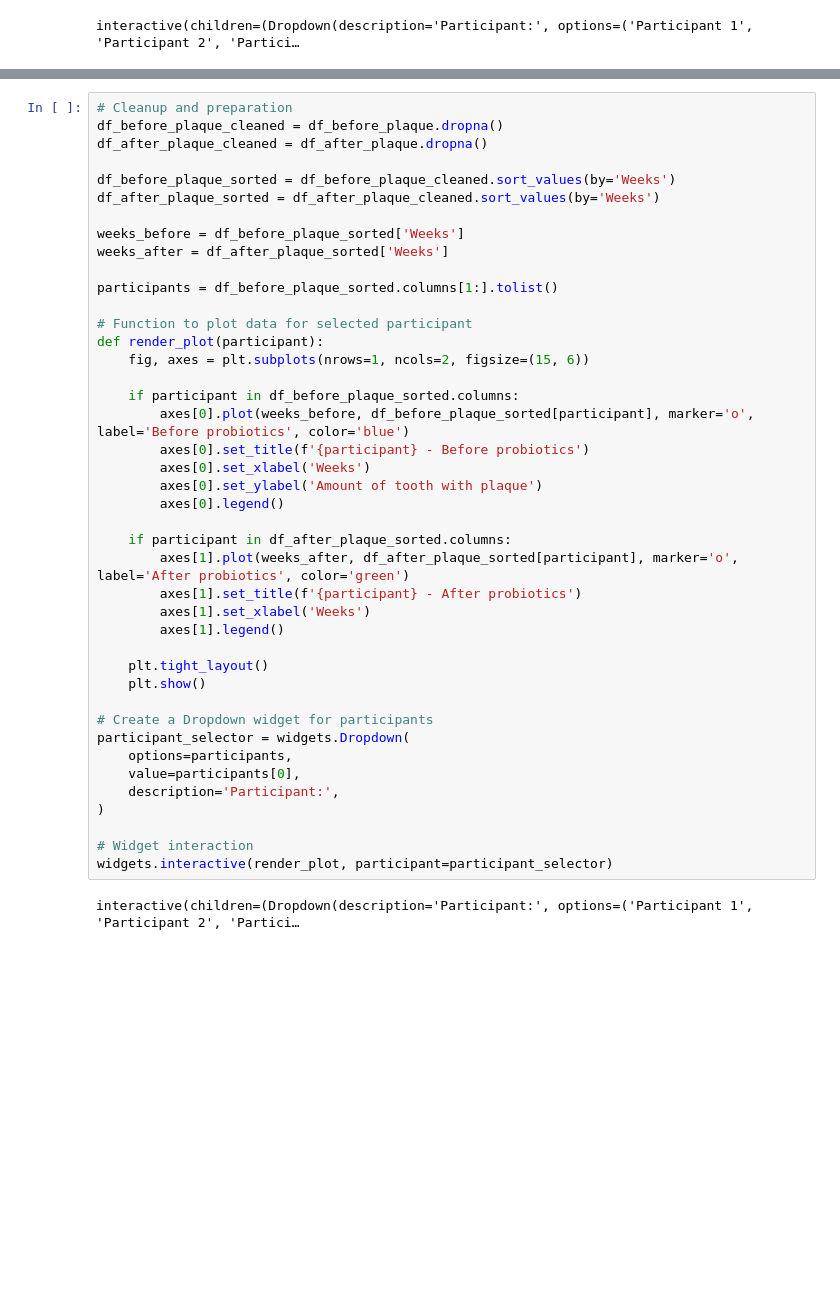
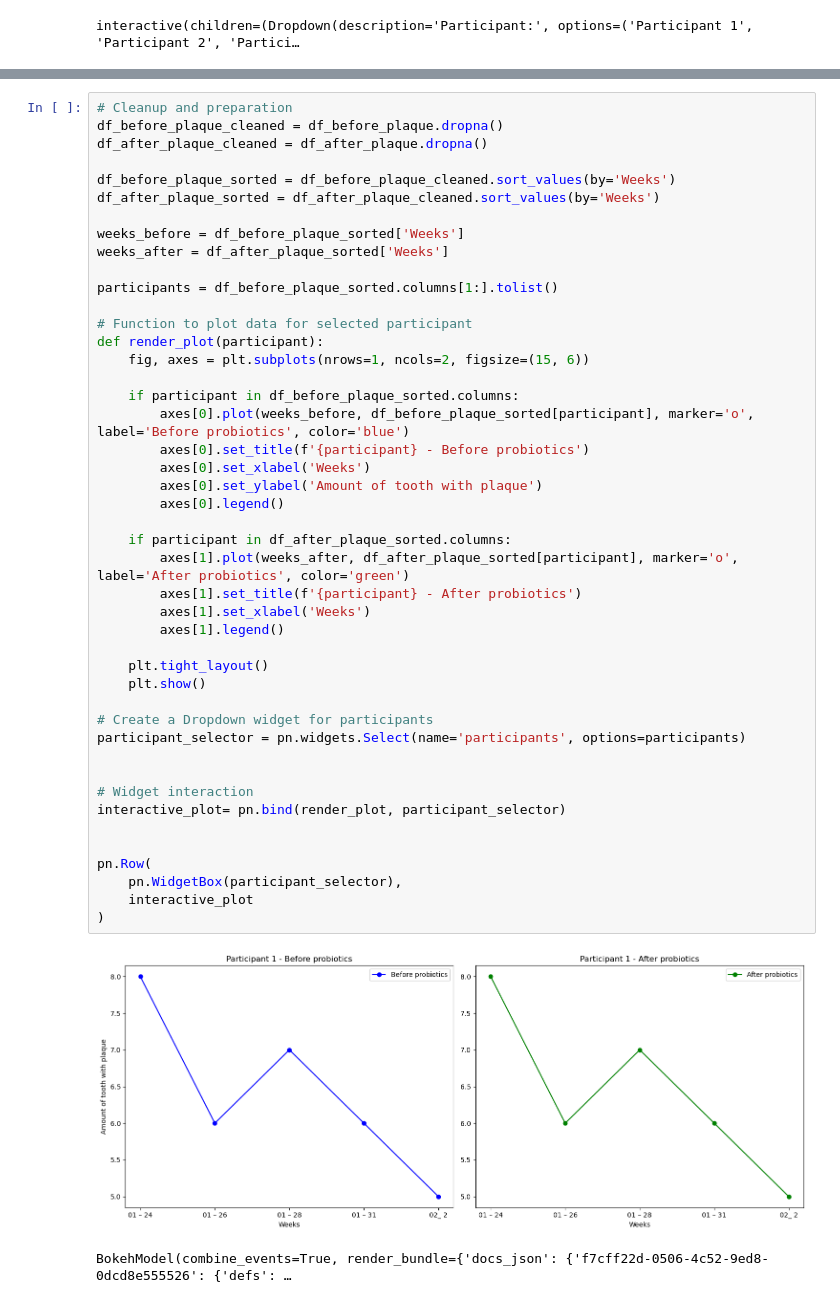
Before and after one commit to MicroMouth-Marvels/MicroMouth--Marvels, a Jupyter notebook: plaque.ipynb, the cells around one changed output, grey strips where cells are left out. Drawn from its saved outputs; the diff is of its cells as text; blank space fills up the shorter version.

```diff
--- a/plaque.ipynb
+++ b/plaque.ipynb
@@ -77,37 +77,41 @@ df_after_plaque_sorted = df_after_plaque_cleaned.sort_values(by='Weeks')
 
 weeks_before = df_before_plaque_sorted['Weeks']
 weeks_after = df_after_plaque_sorted['Weeks']
 
 participants = df_before_plaque_sorted.columns[1:].tolist()
 
 # Function to plot data for selected participant
 def render_plot(participant):
     fig, axes = plt.subplots(nrows=1, ncols=2, figsize=(15, 6))
 
     if participant in df_before_plaque_sorted.columns:
         axes[0].plot(weeks_before, df_before_plaque_sorted[participant], marker='o', label='Before probiotics', color='blue')
         axes[0].set_title(f'{participant} - Before probiotics')
         axes[0].set_xlabel('Weeks')
         axes[0].set_ylabel('Amount of tooth with plaque')
         axes[0].legend()
 
     if participant in df_after_plaque_sorted.columns:
         axes[1].plot(weeks_after, df_after_plaque_sorted[participant], marker='o', label='After probiotics', color='green')
         axes[1].set_title(f'{participant} - After probiotics')
         axes[1].set_xlabel('Weeks')
         axes[1].legend()
 
     plt.tight_layout()
     plt.show()
 
 # Create a Dropdown widget for participants
-participant_selector = widgets.Dropdown(
-    options=participants,
-    value=participants[0],
-    description='Participant:',
-)
+participant_selector = pn.widgets.Select(name='participants', options=participants)
+
 
 # Widget interaction
-widgets.interactive(render_plot, participant=participant_selector)
+interactive_plot= pn.bind(render_plot, participant_selector)
+
+
+pn.Row(
+    pn.WidgetBox(participant_selector),
+    interactive_plot
+)
 # %% [output]
+[figure, added]
-interactive(children=(Dropdown(description='Participant:', options=('Participant 1', 'Participant 2', 'Partici…
+BokehModel(combine_events=True, render_bundle={'docs_json': {'f7cff22d-0506-4c52-9ed8-0dcd8e555526': {'defs': …
```
Also changed, not shown: parts of 3 cells of this notebook.
